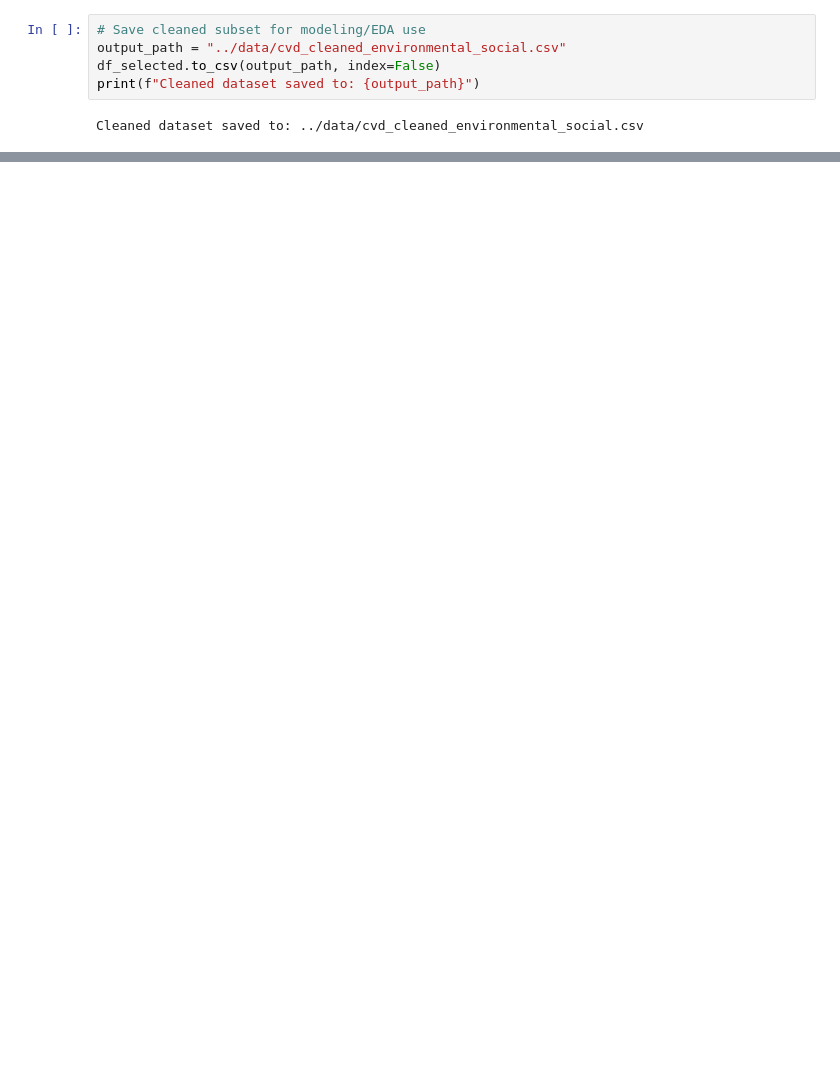
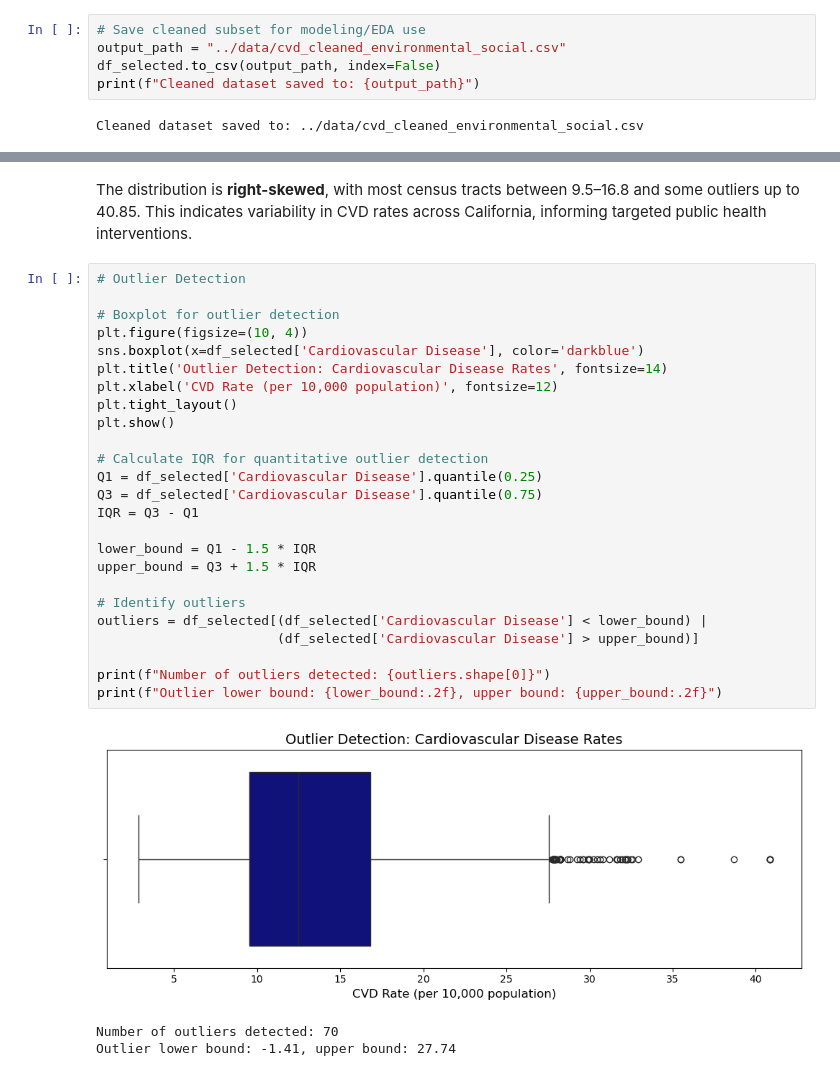
Before and after one commit to deepak161087/Capstone-CVD-analysis, a Jupyter notebook: notebooks/cvd_analysis.ipynb, the cells around one changed output, grey strips where cells are left out. Drawn from its saved outputs; the diff is of its cells as text; blank space fills up the shorter version.

```diff
--- a/notebooks/cvd_analysis.ipynb
+++ b/notebooks/cvd_analysis.ipynb
@@ -188,0 +205,31 @@ df_selected.head(5)
+# %% [markdown]
+The distribution is **right-skewed**, with most census tracts between 9.5–16.8 and some outliers up to 40.85. This indicates variability in CVD rates across California, informing targeted public health interventions.
+# %%
+# Outlier Detection
+
+# Boxplot for outlier detection
+plt.figure(figsize=(10, 4))
+sns.boxplot(x=df_selected['Cardiovascular Disease'], color='darkblue')
+plt.title('Outlier Detection: Cardiovascular Disease Rates', fontsize=14)
+plt.xlabel('CVD Rate (per 10,000 population)', fontsize=12)
+plt.tight_layout()
+plt.show()
+
+# Calculate IQR for quantitative outlier detection
+Q1 = df_selected['Cardiovascular Disease'].quantile(0.25)
+Q3 = df_selected['Cardiovascular Disease'].quantile(0.75)
+IQR = Q3 - Q1
+
+lower_bound = Q1 - 1.5 * IQR
+upper_bound = Q3 + 1.5 * IQR
+
+# Identify outliers
+outliers = df_selected[(df_selected['Cardiovascular Disease'] < lower_bound) |
+                       (df_selected['Cardiovascular Disease'] > upper_bound)]
+
+print(f"Number of outliers detected: {outliers.shape[0]}")
+print(f"Outlier lower bound: {lower_bound:.2f}, upper bound: {upper_bound:.2f}")
+# %% [output]
+[figure, added]
+Number of outliers detected: 70
+Outlier lower bound: -1.41, upper bound: 27.74
```
Also changed, not shown: parts of 21 cells of this notebook.
